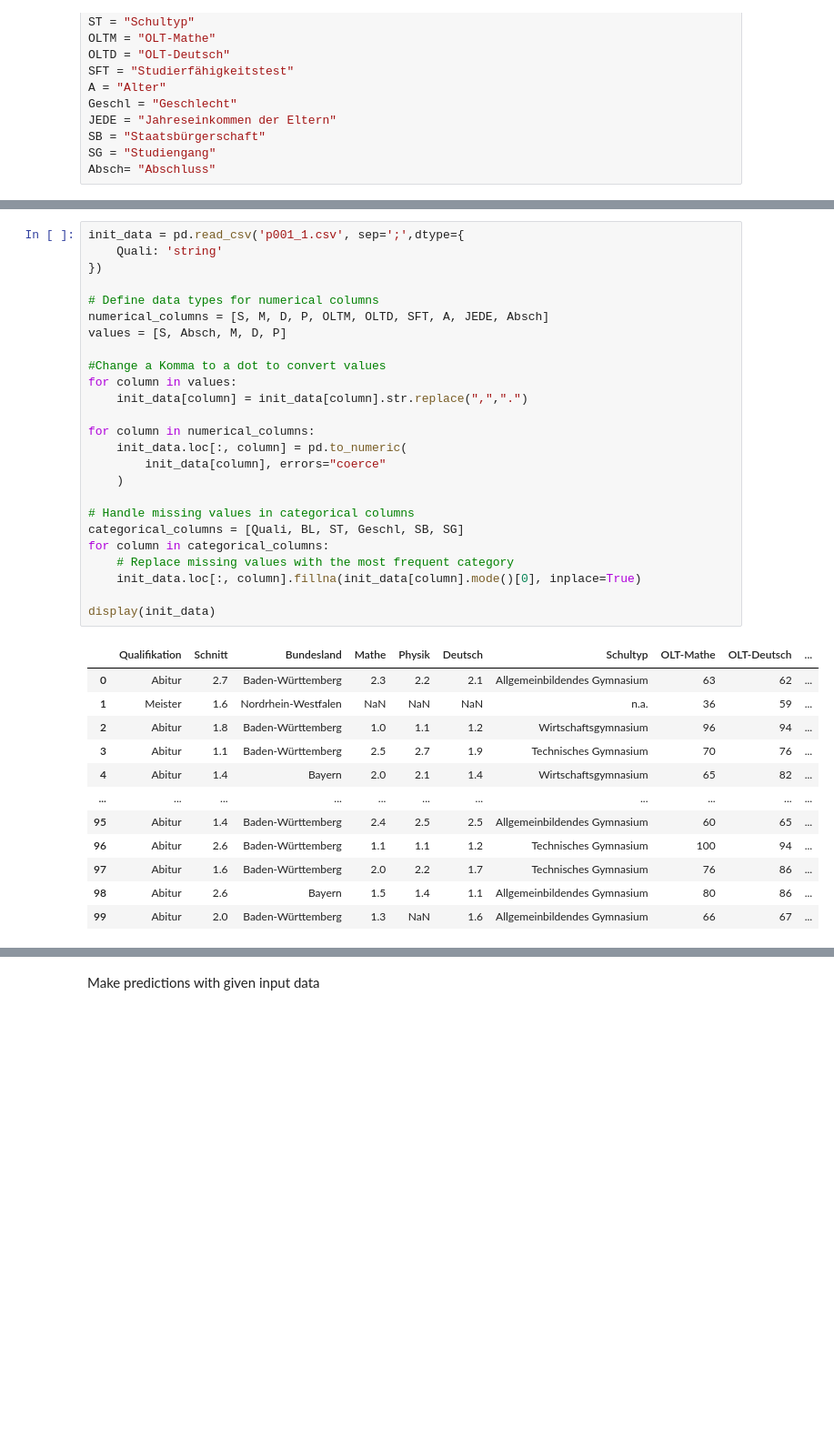
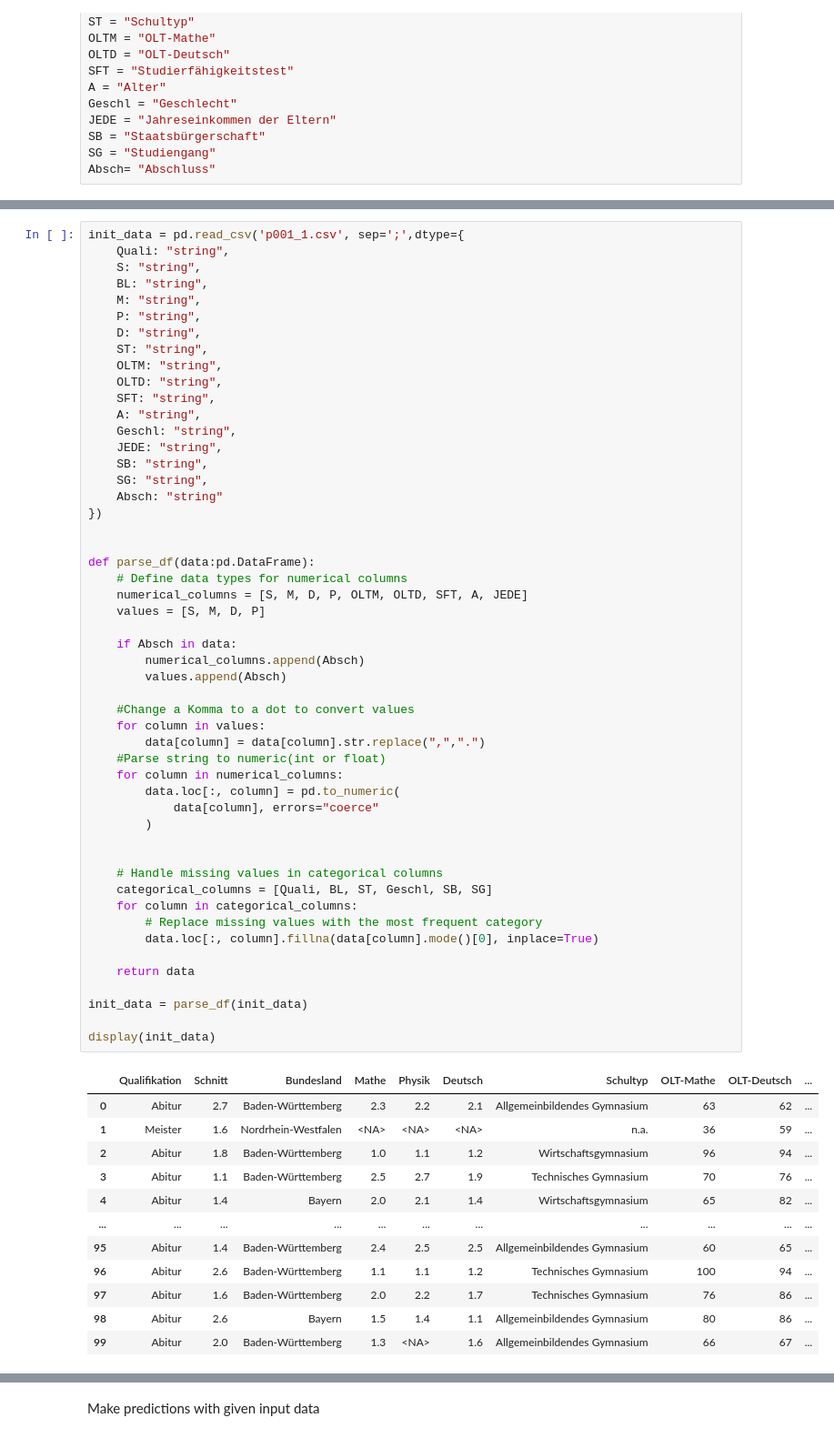
Before and after one commit to RauschRobin/Programmentwurf_Prob1_GrundlagenKuenstlicherIntelligenz, a Jupyter notebook: DS_PROB_1/BayesNetz.ipynb, the cells around one changed output, grey strips where cells are left out. Shown at 91% size. Drawn from its saved outputs; the diff is of its cells as text; blank space fills up the shorter version.

```diff
--- a/DS_PROB_1/BayesNetz.ipynb
+++ b/DS_PROB_1/BayesNetz.ipynb
@@ -53,32 +64,58 @@ Load data, specify data types and handle missing values
 # %%
 init_data = pd.read_csv('p001_1.csv', sep=';',dtype={
-    Quali: 'string'
+    Quali: "string",
+    S: "string",
+    BL: "string",
+    M: "string",
+    P: "string",
+    D: "string",
+    ST: "string",
+    OLTM: "string",
+    OLTD: "string",
+    SFT: "string",
+    A: "string",
+    Geschl: "string",
+    JEDE: "string",
+    SB: "string",
+    SG: "string",
+    Absch: "string"
 })
 
-# Define data types for numerical columns
-numerical_columns = [S, M, D, P, OLTM, OLTD, SFT, A, JEDE, Absch]
-values = [S, Absch, M, D, P]
 
-#Change a Komma to a dot to convert values
-for column in values:
-    init_data[column] = init_data[column].str.replace(",",".")
+def parse_df(data:pd.DataFrame):
+    # Define data types for numerical columns
+    numerical_columns = [S, M, D, P, OLTM, OLTD, SFT, A, JEDE]
+    values = [S, M, D, P]
 
-for column in numerical_columns:
-    init_data.loc[:, column] = pd.to_numeric(
-        init_data[column], errors="coerce"
-    )
+    if Absch in data:
+        numerical_columns.append(Absch)
+        values.append(Absch)
 
-# Handle missing values in categorical columns
-categorical_columns = [Quali, BL, ST, Geschl, SB, SG]
-for column in categorical_columns:
-    # Replace missing values with the most frequent category
-    init_data.loc[:, column].fillna(init_data[column].mode()[0], inplace=True)
+    #Change a Komma to a dot to convert values
+    for column in values:
+        data[column] = data[column].str.replace(",",".")
+    #Parse string to numeric(int or float)
+    for column in numerical_columns:
+        data.loc[:, column] = pd.to_numeric(
+            data[column], errors="coerce"
+        )
+
+
+    # Handle missing values in categorical columns
+    categorical_columns = [Quali, BL, ST, Geschl, SB, SG]
+    for column in categorical_columns:
+        # Replace missing values with the most frequent category
+        data.loc[:, column].fillna(data[column].mode()[0], inplace=True)
+
+    return data
+
+init_data = parse_df(init_data)
 
 display(init_data)
 # %% [output]
 |  | Qualifikation | Schnitt | Bundesland | Mathe | Physik | Deutsch | Schultyp | OLT-Mathe | OLT-Deutsch | ... |
 | 0 | Abitur | 2.7 | Baden-Württemberg | 2.3 | 2.2 | 2.1 | Allgemeinbildendes Gymnasium | 63 | 62 | ... |
-| 1 | Meister | 1.6 | Nordrhein-Westfalen | NaN | NaN | NaN | n.a. | 36 | 59 | ... |
+| 1 | Meister | 1.6 | Nordrhein-Westfalen | <NA> | <NA> | <NA> | n.a. | 36 | 59 | ... |
 | 2 | Abitur | 1.8 | Baden-Württemberg | 1.0 | 1.1 | 1.2 | Wirtschaftsgymnasium | 96 | 94 | ... |
 | 3 | Abitur | 1.1 | Baden-Württemberg | 2.5 | 2.7 | 1.9 | Technisches Gymnasium | 70 | 76 | ... |
 | 4 | Abitur | 1.4 | Bayern | 2.0 | 2.1 | 1.4 | Wirtschaftsgymnasium | 65 | 82 | ... |
@@ -87,5 +124,5 @@ display(init_data)
 | 96 | Abitur | 2.6 | Baden-Württemberg | 1.1 | 1.1 | 1.2 | Technisches Gymnasium | 100 | 94 | ... |
 | 97 | Abitur | 1.6 | Baden-Württemberg | 2.0 | 2.2 | 1.7 | Technisches Gymnasium | 76 | 86 | ... |
 | 98 | Abitur | 2.6 | Bayern | 1.5 | 1.4 | 1.1 | Allgemeinbildendes Gymnasium | 80 | 86 | ... |
-| 99 | Abitur | 2.0 | Baden-Württemberg | 1.3 | NaN | 1.6 | Allgemeinbildendes Gymnasium | 66 | 67 | ... |
+| 99 | Abitur | 2.0 | Baden-Württemberg | 1.3 | <NA> | 1.6 | Allgemeinbildendes Gymnasium | 66 | 67 | ... |
 100 rows × 16 columns
```
Also changed, not shown: parts of 20 cells of this notebook, 1 other file.
